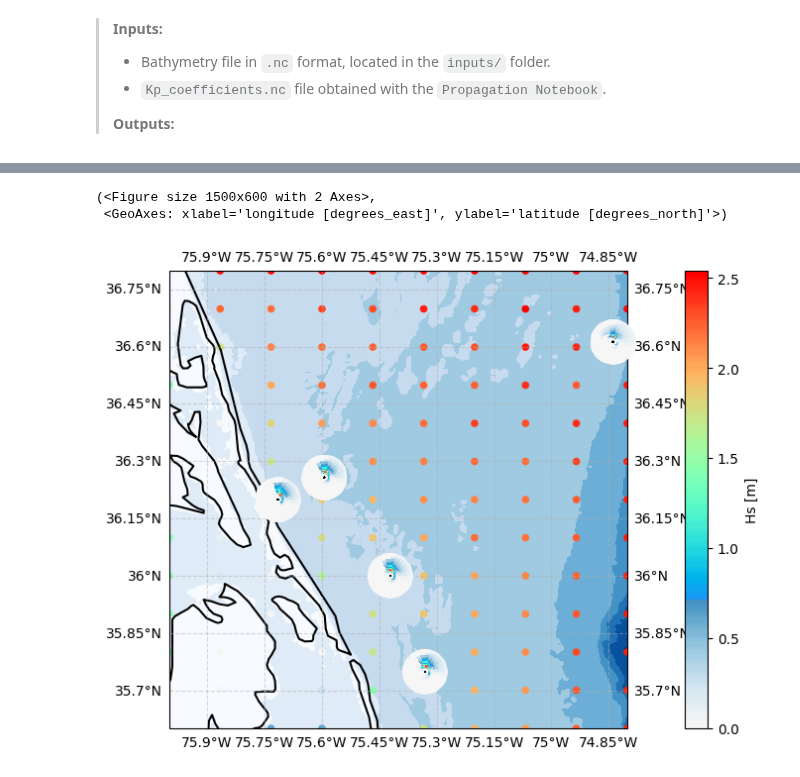
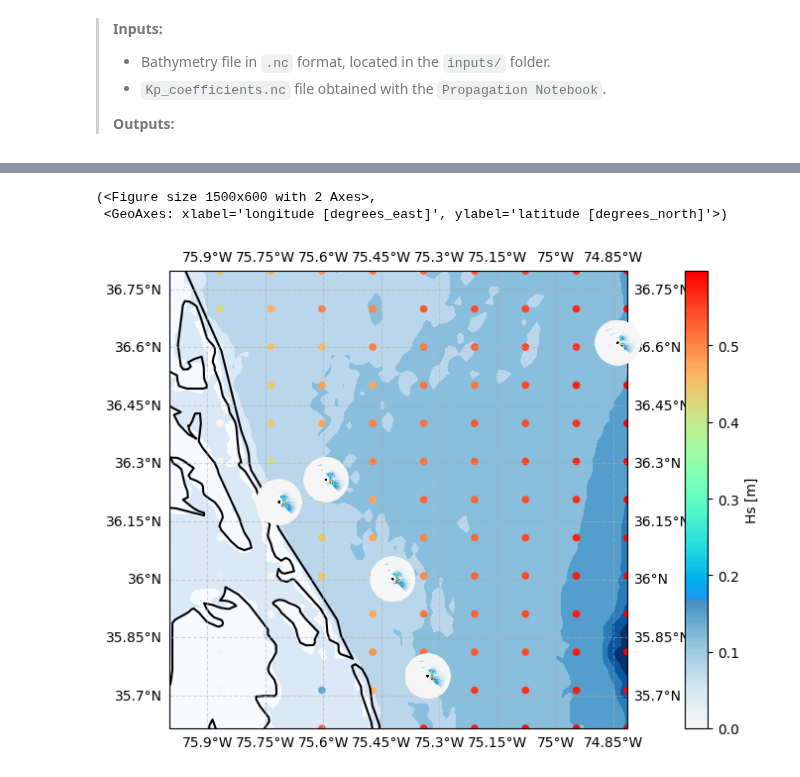
Before and after one commit to JenMontano/BlueMath, a Jupyter notebook: climate_services/hindcast/BinWaves_Duke/02_Reconstruction.ipynb, the cells around one changed output, grey strips where cells are left out. Drawn from its saved outputs; the diff is of its cells as text; code cells hidden in the pictures.

Commit message:
[JTH] working duke example in devcontainer

```diff
--- a/climate_services/hindcast/BinWaves_Duke/02_Reconstruction.ipynb
+++ b/climate_services/hindcast/BinWaves_Duke/02_Reconstruction.ipynb
@@ -100,4 +80,8 @@ import numpy as np
 # %%
-cawcr_spectrum = xr.open_dataset("inputs/4469_spec_satellite_corrected.nc")
+import xarray as xr
+
+cawcr_spectrum = xr.open_dataset(
+    "inputs/CAWCR_station_4469_spec_satellite_corrected_year_2023.nc"
+)
 cawcr_spectrum
 # %% [output]
@@ -139,7 +122,7 @@ Data variables:
 import pandas as pd
 from utils.operations import transform_Offshore_spectrum
 
-model_parameters = pd.read_csv("CASES/swan_cases.csv").to_dict(orient="list")
+model_parameters = pd.read_csv("DUKE_CASES/swan_cases.csv").to_dict(orient="list")
 
 # Load interest spectra
 
@@ -147,7 +130,7 @@ offshore_spectra, offshore_spectra_case = transform_Offshore_spectrum(
     CAWCR_spectrum=cawcr_spectrum,
     subset_parameters=model_parameters,
     available_case_num=kp_coeffs.case_num.values,
-    fixed_direction=True # True if efth is already in degrees(no radians) and cawcr direction for wavespectra  already corrected (from -> to)'
+    fixed_direction=True,  # True if efth is already in degrees(no radians) and cawcr direction for wavespectra  already corrected (from -> to)'
 )
 offshore_spectra_case
 # %% [output]
@@ -173,13 +156,12 @@ Coordinates:
 # %%
 from bluemath_tk.waves.binwaves import reconstruc_spectra
 
-time_to_reconstruct = "2022-02-20"
+time_to_reconstruct = "2023-02-20"
 
 # Reconstruct spectra
 reconstructed_onshore_spectra = reconstruc_spectra(
     offshore_spectra=offshore_spectra_case.sel(time=time_to_reconstruct),
     kp_coeffs=kp_coeffs,
-    num_workers=15,
 )
 reconstructed_onshore_spectra
 # %% [output]
@@ -200,21 +186,19 @@ Data variables:
 # %%
-import xarray as xr
 from utils.plotting import plot_spectrum_in_coastline
 
-time_to_plot = "2022-02-20 12:00"
+time_to_plot = "2023-02-20 12:00"
 
 # Plot the spectrum along the coastline
 bathy = xr.open_dataset("outputs/Duke_bathy.nc").elevation.T
 plot_spectrum_in_coastline(
     bathy=-bathy,
     reconstructed_onshore_spectra=reconstructed_onshore_spectra.rename({"kps": "kp"}),
     reconstruction_kps=kp_coeffs,
     offshore_spectra=offshore_spectra,
     time_to_plot=time_to_plot,
-    sites_for_spectrum=list(range(-5, 0))
-
+    sites_for_spectrum=list(range(-5, 0)),
 )
 # %% [output]
 (<Figure size 1500x600 with 2 Axes>,
  <GeoAxes: xlabel='longitude [degrees_east]', ylabel='latitude [degrees_north]'>)
-[figure, old version]
+[figure, new version]
```
Also changed, not shown: parts of 7 cells of this notebook, 2 other files.
